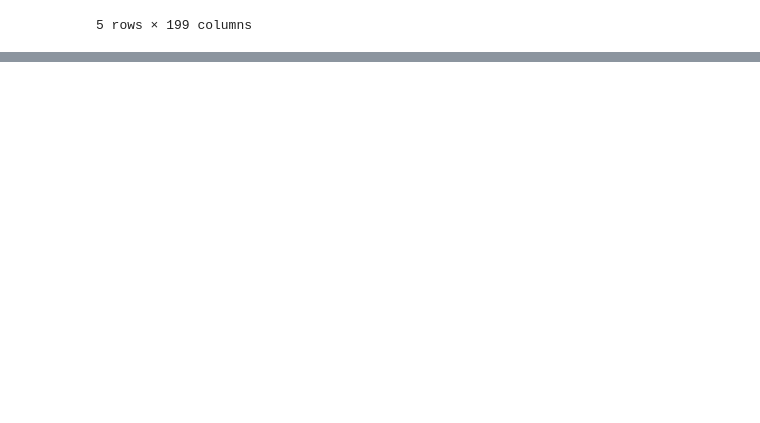
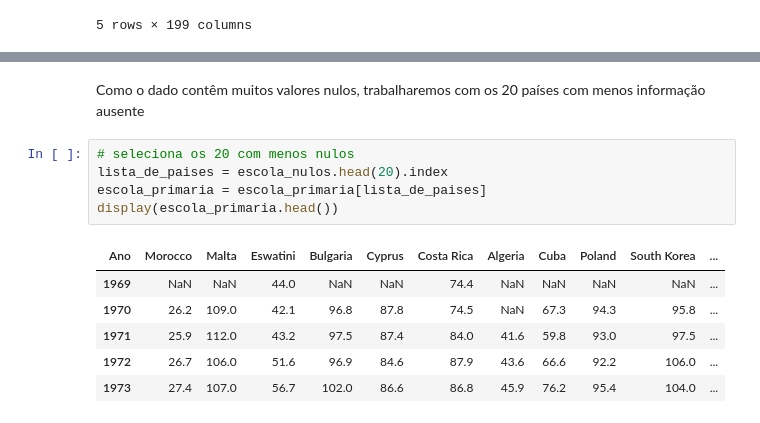
Before and after one commit to MillenRodrigues/Atividade-T4, a Jupyter notebook: Atividade_T4.ipynb, the cells around one changed output, grey strips where cells are left out. Drawn from its saved outputs; the diff is of its cells as text; blank space fills up the shorter version.

```diff
--- a/Atividade_T4.ipynb
+++ b/Atividade_T4.ipynb
@@ -66,0 +86,14 @@ display(escola_primaria.head())
+# %% [markdown]
+Como o dado contêm muitos valores nulos, trabalharemos com os 20 países com menos informação ausente
+# %%
+# seleciona os 20 com menos nulos
+lista_de_paises = escola_nulos.head(20).index
+escola_primaria = escola_primaria[lista_de_paises]
+display(escola_primaria.head())
+# %% [output]
+| Ano | Morocco | Malta | Eswatini | Bulgaria | Cyprus | Costa Rica | Algeria | Cuba | Poland | South Korea | ... |
+| 1969 | NaN | NaN | 44.0 | NaN | NaN | 74.4 | NaN | NaN | NaN | NaN | ... |
+| 1970 | 26.2 | 109.0 | 42.1 | 96.8 | 87.8 | 74.5 | NaN | 67.3 | 94.3 | 95.8 | ... |
+| 1971 | 25.9 | 112.0 | 43.2 | 97.5 | 87.4 | 84.0 | 41.6 | 59.8 | 93.0 | 97.5 | ... |
+| 1972 | 26.7 | 106.0 | 51.6 | 96.9 | 84.6 | 87.9 | 43.6 | 66.6 | 92.2 | 106.0 | ... |
+| 1973 | 27.4 | 107.0 | 56.7 | 102.0 | 86.6 | 86.8 | 45.9 | 76.2 | 95.4 | 104.0 | ... |
```
Also changed, not shown: parts of 20 cells of this notebook.
